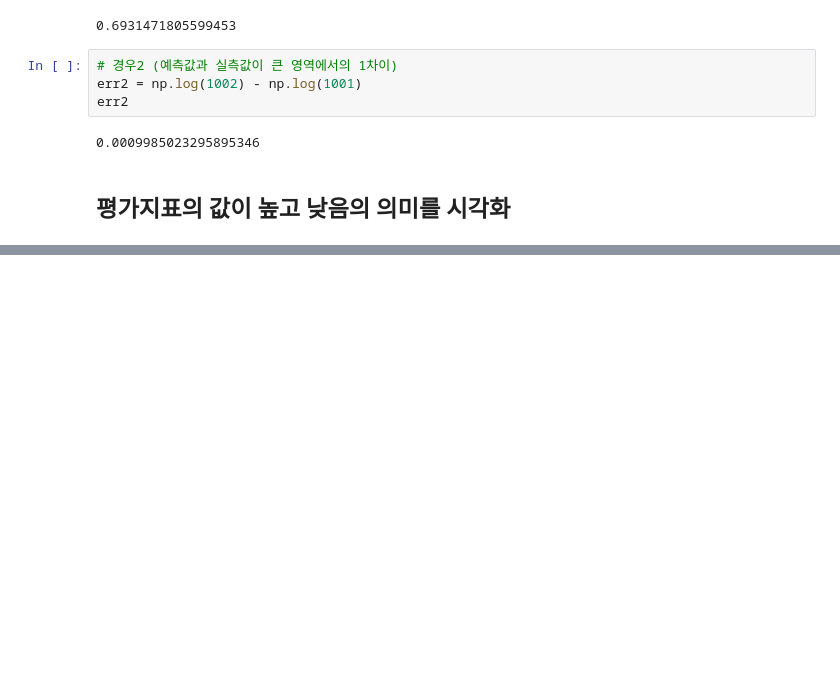
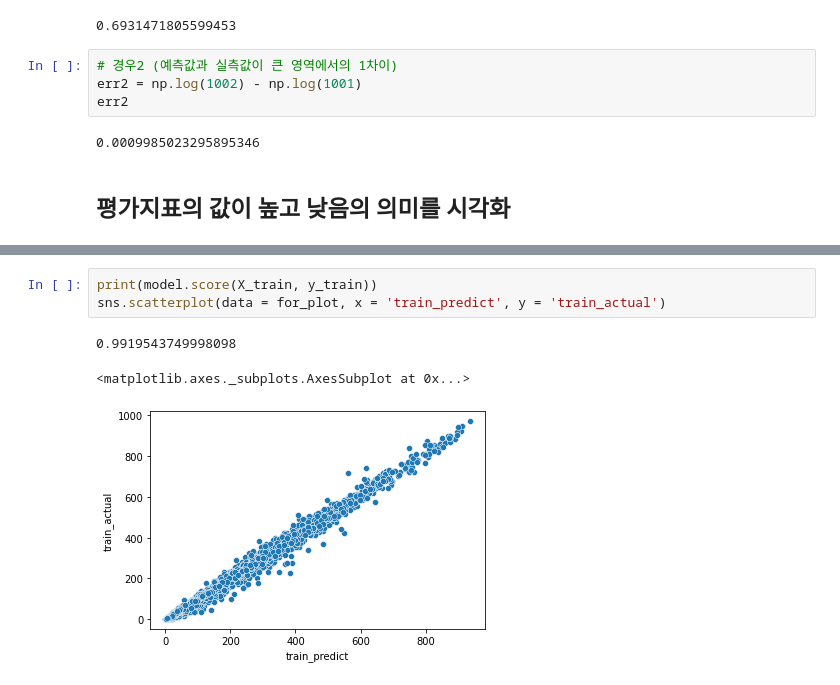
Before and after one commit to mens0n/-ML-Property-management-system-for-hotels-in-the-algarve-region, a Jupyter notebook: Maryland_bicycle.ipynb, the cells around one changed output, grey strips where cells are left out. Saved outputs shown, nothing was run; the diff lists cells and outputs as text; blank space fills up the shorter version.

```diff
--- a/Maryland_bicycle.ipynb
+++ b/Maryland_bicycle.ipynb
@@ -557,0 +659,7 @@ for_plot.head()
+# %%
+print(model.score(X_train, y_train))
+sns.scatterplot(data = for_plot, x = 'train_predict', y = 'train_actual')
+# %% [output]
+0.9919543749998098
+<matplotlib.axes._subplots.AxesSubplot at 0x...>
+[figure, added]
```
Also changed, not shown: parts of 49 cells of this notebook.
